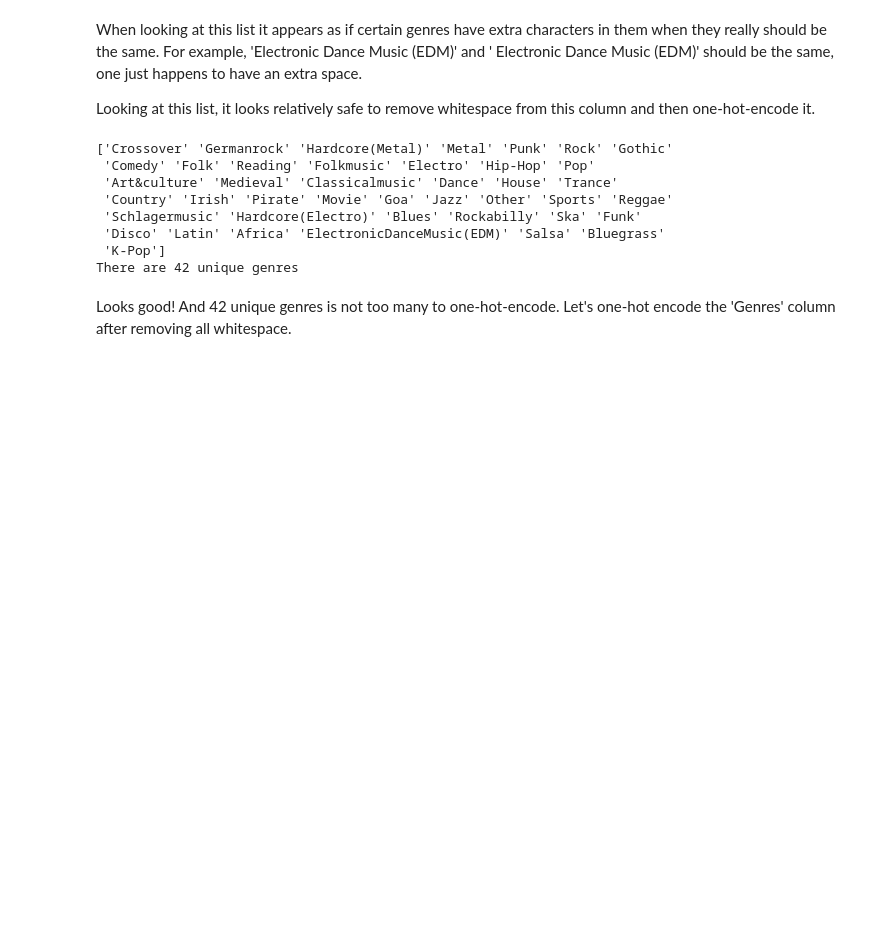
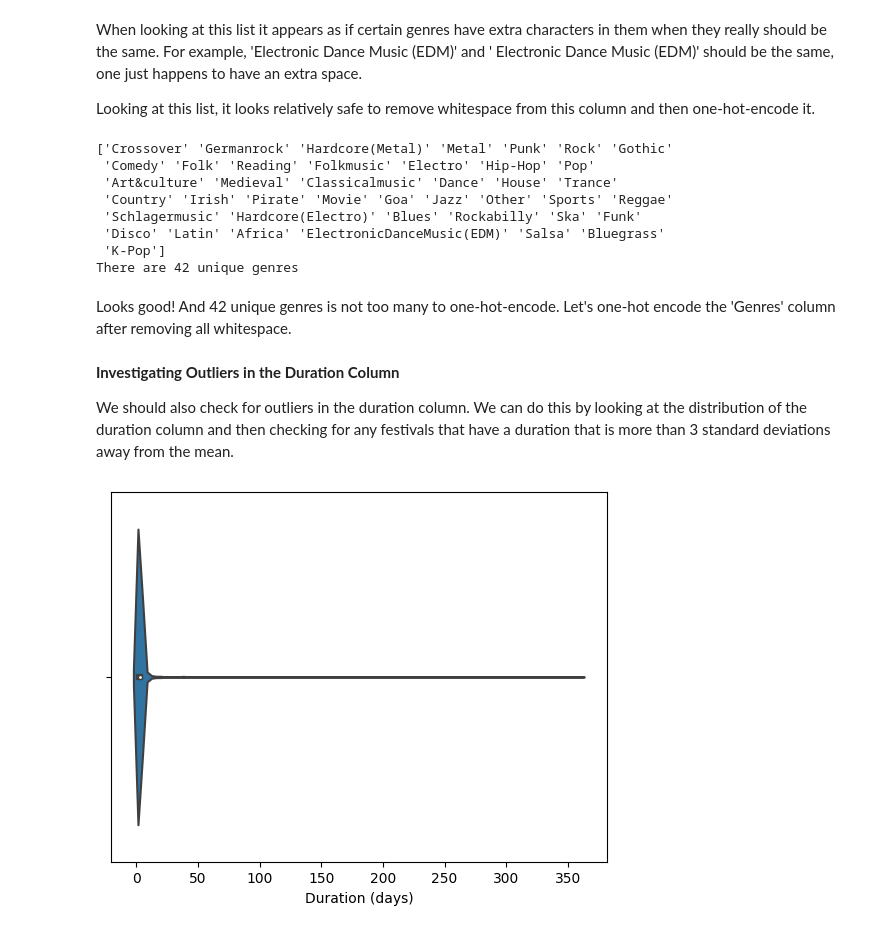
Before and after one commit to mooreaz92/music_festival_viz_practice, a Jupyter notebook: web_scraping_code.ipynb, the cells around one changed output. Drawn from its saved outputs; the diff is of its cells as text; code cells hidden in the pictures; blank space fills up the shorter version.

```diff
--- a/web_scraping_code.ipynb
+++ b/web_scraping_code.ipynb
@@ -223,0 +250,16 @@ df_date_cleaned = df_date_cleaned.dropna(axis=1, how='all')
+# %%
+### Extracting the numerical value from the 'duration' column
+
+df_date_cleaned['Duration'] = df_date_cleaned['Duration'].str.extract('(\d+)').astype(int)
+
+### Renaming the 'Duration' column to 'Duration (days)'
+
+df_date_cleaned = df_date_cleaned.rename(columns={'Duration': 'Duration (days)'})
+
+### Extracting the numerical value from the 'Price' column and putting 0 for NaN values
+
+df_date_cleaned['Price(s.f.)'] = df_date_cleaned['Price(s.f.)'].str.extract('(\d+)').fillna(0).astype(int)
+
+### Renaming the 'Price' column to 'Price (EUR)'
+
+df_date_cleaned = df_date_cleaned.rename(columns={'Price(s.f.)': 'Ticket Price (EUR)'})
@@ -273,3 +337,38 @@ print(f'There are {len(genre_uniques_clean)} unique genres')
 There are 42 unique genres
 # %% [markdown]
 Looks good! And 42 unique genres is not too many to one-hot-encode. Let's one-hot encode the 'Genres' column after removing all whitespace.
+# %%
+### Making a copy of the dataframe
+
+df_final = df_date_cleaned_stripped.copy()
+
+### Splitting genres on commas
+df_final['Genres'] = df_final['Genres'].str.split(',')
+
+### Changing the 'Country' column to 'Nation' to avoid confusion with the 'Country' genre
+
+df_final.rename(columns={'Country': 'Nation'}, inplace=True)
+
+### Performing one-hot encoding manually
+
+genres = set(genre for sublist in df_final['Genres'].tolist() for genre in sublist)
+
+for genre in genres:
+    df_final[genre] = df_final['Genres'].apply(lambda x: int(genre in x))
+
+### Dropping the original 'Genres' column
+df_final.drop('Genres', axis=1, inplace=True)
+# %% [markdown]
+**Investigating Outliers in the Duration Column**
+
+We should also check for outliers in the duration column. We can do this by looking at the distribution of the duration column and then checking for any festivals that have a duration that is more than 3 standard deviations away from the mean.
+# %%
+### Making a violin plot of the distribution of the duration of festivals
+
+import seaborn as sns
+import matplotlib.pyplot as plt
+
+sns.violinplot(x=df_final['Duration (days)'])
+plt.show()
+# %% [output]
+[figure, added]
```
Also changed, not shown: parts of 8 cells of this notebook, 1 other file.
